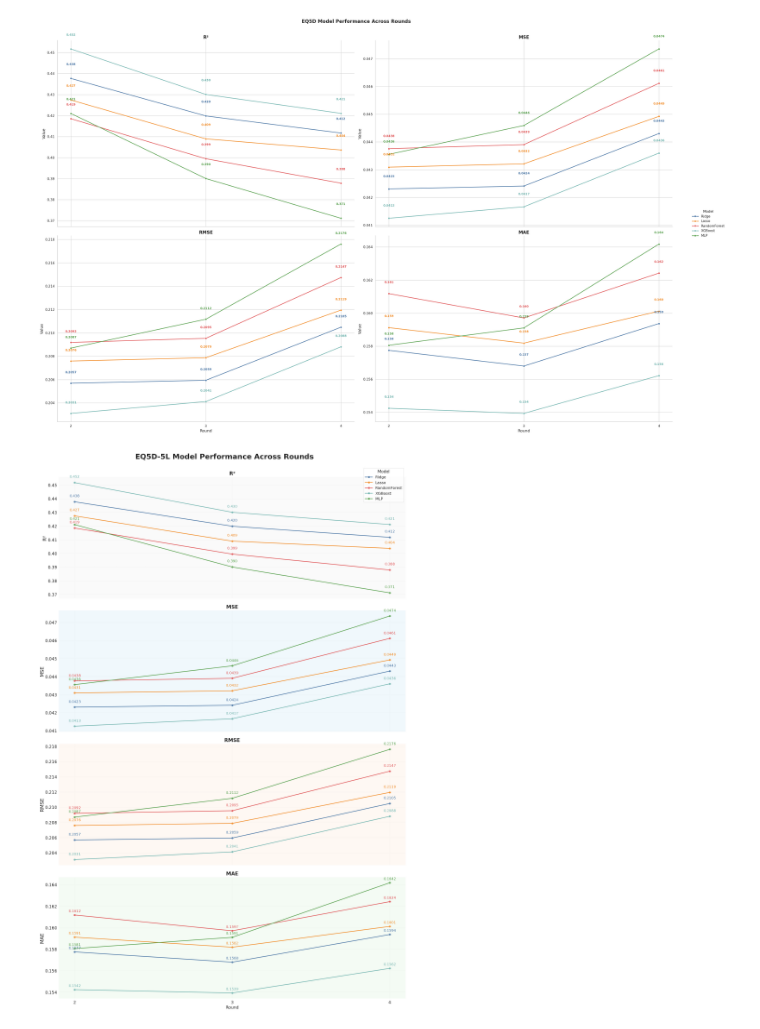
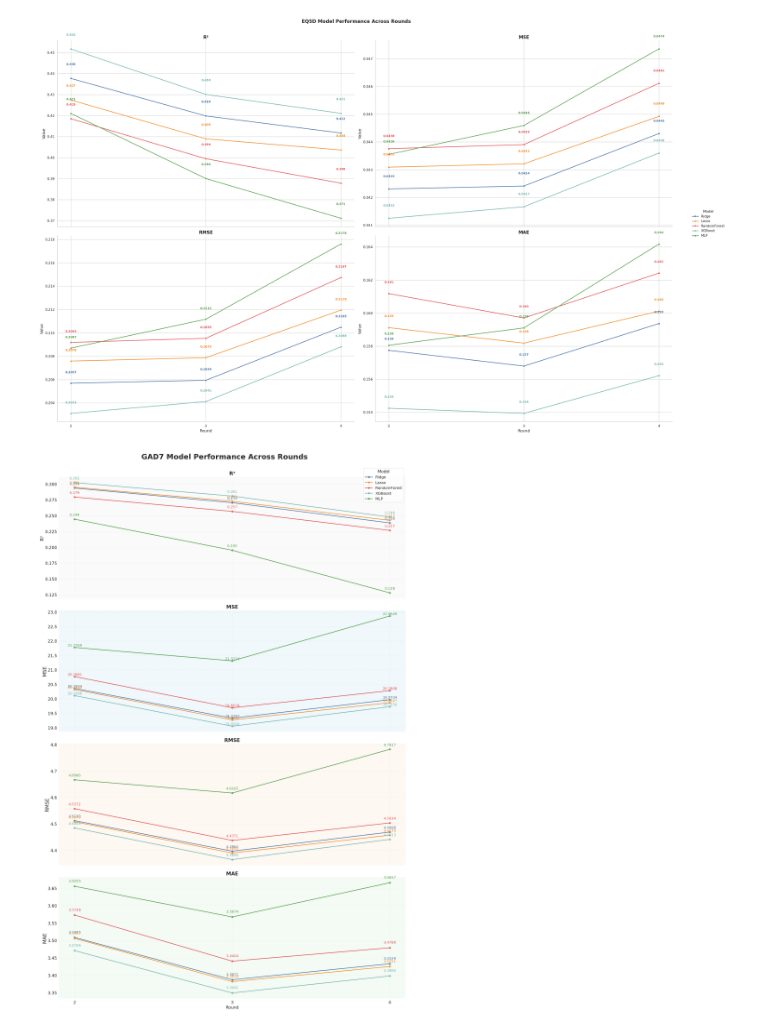
Before and after one commit to aabbylam/hda-project, a Jupyter notebook: hrqol_scores/combined_graph.ipynb, the cells around one changed output. Drawn from its saved outputs; the diff is of its cells as text; code cells hidden in the pictures.

```diff
--- a/hrqol_scores/combined_graph.ipynb
+++ b/hrqol_scores/combined_graph.ipynb
@@ -288,7 +288,7 @@ import seaborn as sns
 # ====== LOAD DATA ======
 dfs = []
 for rnd in [2, 3, 4]:
-    df = pd.read_csv(f'/rds/general/user/hsl121/home/hda_project/hrqol/results/eq5d_round{rnd}/eq5d_round{rnd}_results.csv')
+    df = pd.read_csv(f'/rds/general/user/hsl121/home/hda_project/hrqol/results/gad7_round{rnd}/gad7_round{rnd}_results.csv')
     df['Round'] = rnd
     df['rmse_mean'] = np.sqrt(df['mse_mean'])
     dfs.append(df)
@@ -350,42 +350,42 @@ for ax, metric in zip(axes, metrics):
         # Annotate points
         for _, row in model_data.iterrows():
             y_offset = {
-                'R²': 0.003,
-                'MSE': 0.0002,
-                'RMSE': 0.0005,
-                'MAE': 0.0002
+                'R²': 0.004,
+                'MSE': 0.01,
+                'RMSE': 0.01,
+                'MAE': 0.01
             }[metric]
             ax.text(row['Round'], row['Value'] + y_offset,
                     f'{row["Value"]:.3f}' if metric == 'R²' else f'{row["Value"]:.4f}',
                     ha='center', va='bottom', fontsize=17, color=palette[model])
 
     # Minimal y-axis label & title
     ax.set_ylabel(metric, fontsize=24)
     ax.set_title(metric, fontsize=24, fontweight='bold', loc='center', pad=10)
 
     # Tidy up
     for spine in ax.spines.values():
         spine.set_visible(False)
     ax.grid(True, linestyle='--', linewidth=0.5, alpha=0.4)
     ax.tick_params(axis='both', labelsize=20)
 
 # X-axis formatting
 axes[-1].set_xlabel('Round', fontsize=20)
 plt.xticks([2, 3, 4])
 
 # Legend
 axes[0].legend(
     title='Model',
     fontsize=18,
     title_fontsize=20,
     loc='upper right',
     bbox_to_anchor=(1, 1.09)
 )
 
 # Layout
 plt.subplots_adjust(top=0.94, hspace=0.1, left=0.07, right=0.97, bottom=0.06)
-plt.suptitle('EQ5D-5L Model Performance Across Rounds', fontsize=35, fontweight='bold')
-plt.savefig('/rds/general/user/hsl121/home/hda_project/hrqol/eq5d_combined_graph.png', dpi=300, bbox_inches='tight')
+plt.suptitle('GAD7 Model Performance Across Rounds', fontsize=35, fontweight='bold')
+plt.savefig('/rds/general/user/hsl121/home/hda_project/hrqol/gad7_combined_graph.png', dpi=300, bbox_inches='tight')
 plt.show()
 # %% [output]
-[figure, old version]
+[figure, new version]
```
Also changed, not shown: 37 other files.
